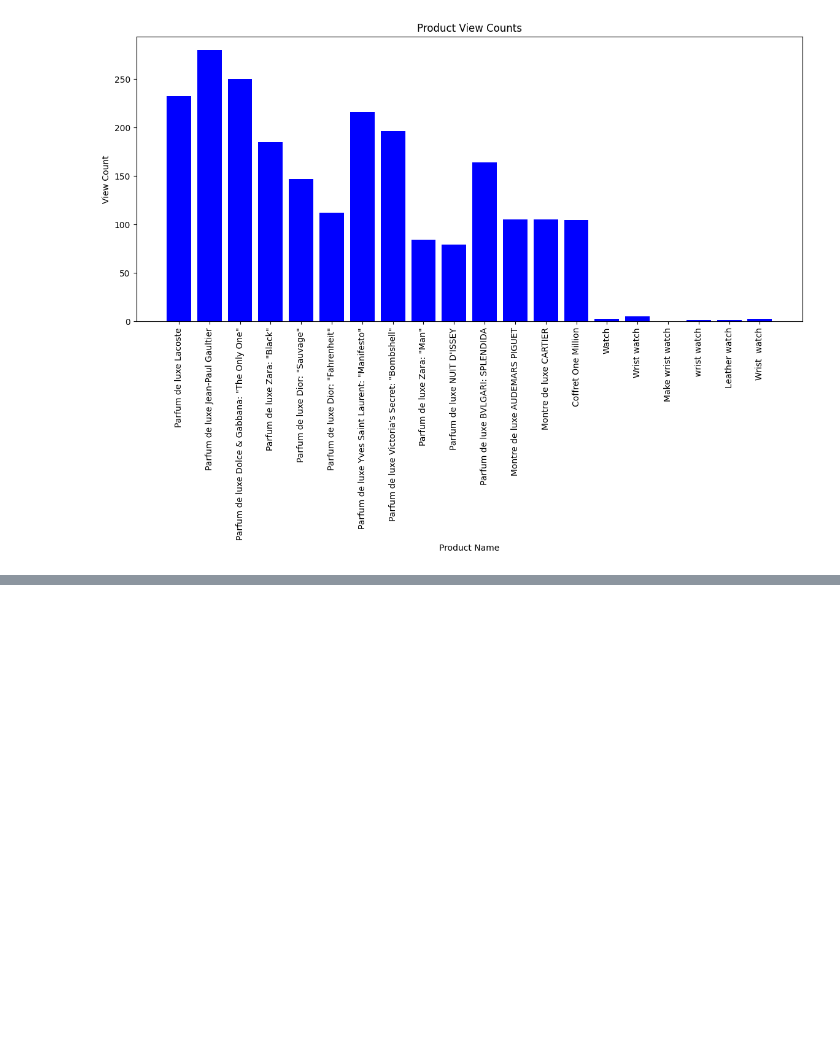
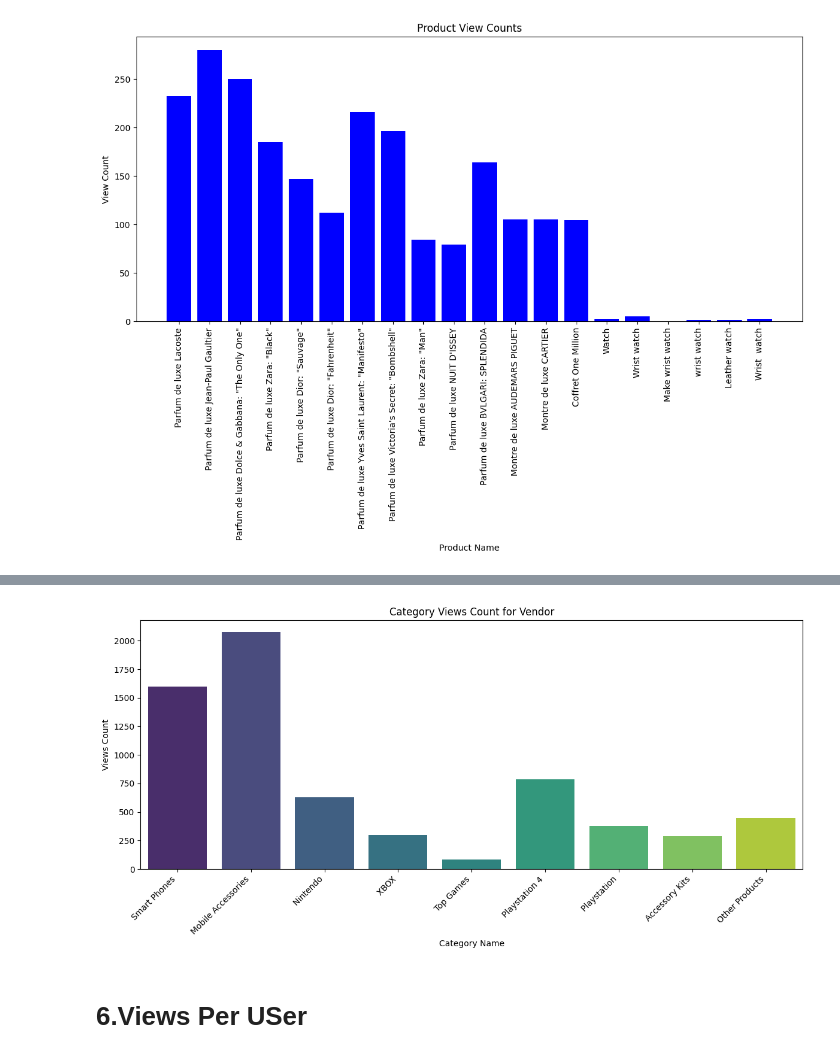
Before and after one commit to AlkaloidWells/Buyam_ML_task1, a Jupyter notebook: main.ipynb, the cells around one changed output, grey strips where cells are left out. Drawn from its saved outputs; the diff is of its cells as text; code cells hidden in the pictures; blank space fills up the shorter version.

```diff
--- a/main.ipynb
+++ b/main.ipynb
@@ -399,0 +460,5 @@ Connection closed
+# %%
+# Example usage
+vendor_id = 266  # Replace with the actual vendor ID
+df_customer_category_views_count = get_customer_category_views_count(vendor_id)
+print(df_customer_category_views_count)
@@ -399,0 +478,6 @@ Connection closed
+# %%
+plot_category_views(df_customer_category_views_count)
+# %% [output]
+[figure, added]
+# %% [markdown]
+# 6.Views Per USer
```
Also changed, not shown: parts of 11 cells of this notebook, 1 other file.
